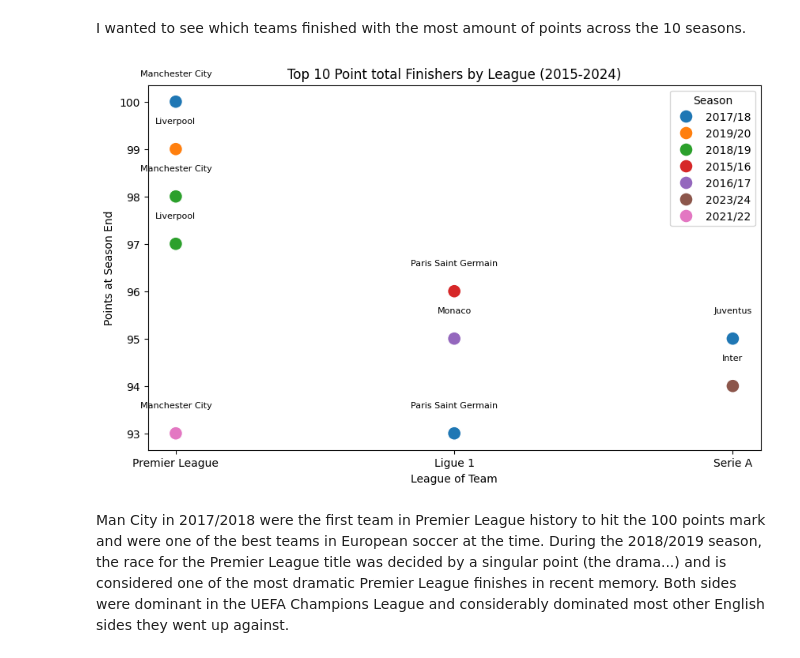
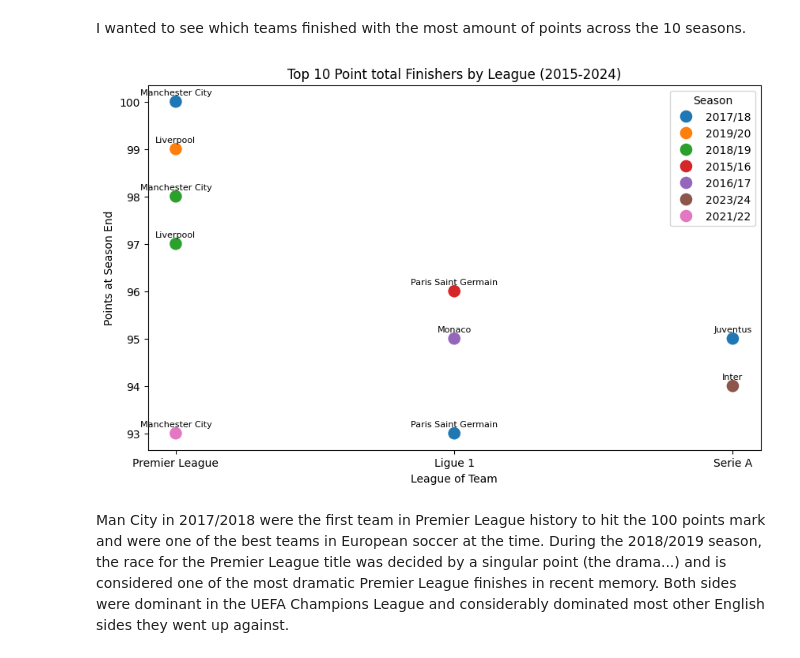
Before and after one commit to beganky/Code-Work, a Jupyter notebook: notebooks/Unstructured_Final_Vizs.ipynb, the cells around one changed output. Drawn from its saved outputs; the diff is of its cells as text; code cells hidden in the pictures.

```diff
--- a/notebooks/Unstructured_Final_Vizs.ipynb
+++ b/notebooks/Unstructured_Final_Vizs.ipynb
@@ -38,26 +38,26 @@ I wanted to see which teams finished with the most amount of points across the 1
 # %%
 top_10_teams = team_data.sort_values("points", ascending=False).head(10)
 
 plt.figure(figsize=(10, 6))
 ax = sns.scatterplot(data=top_10_teams, x="league", y="points", hue="season", s=150)
 
 #Label each dot w/associated team name
 for _, row in top_10_teams.iterrows():
     ax.text(
         row["league"],
-        row["points"] + 0.5,
+        row["points"] + 0.1,
         row["team"],
         ha="center",
         va="bottom",
         fontsize=8)
 
 plt.title("Top 10 Point total Finishers by League (2015-2024)")
 plt.xlabel("League of Team")
 plt.ylabel("Points at Season End")
 plt.legend(title="Season", loc="upper right")
 plt.show()
 # %% [output]
-[figure, old version]
+[figure, new version]
 # %% [markdown]
 Man City in 2017/2018 were the first team in Premier League history to hit the 100 points mark and were one of the best teams in European soccer at the time. During the 2018/2019 season, the race for the Premier League title was decided by a singular point (the drama...) and is considered one of the most dramatic Premier League finishes in recent memory. Both sides were dominant in the UEFA Champions League and considerably dominated most other English sides they went up against.
 # %% [markdown]
```
Also changed, not shown: 1 other file.
